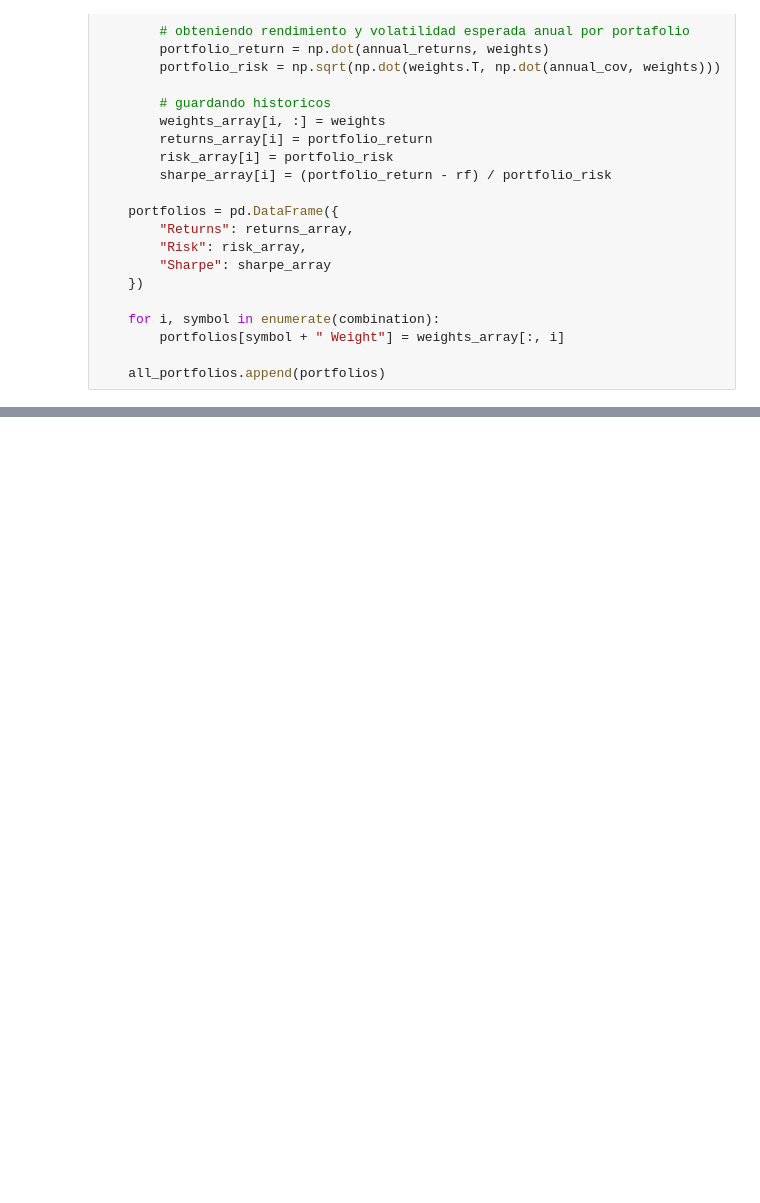
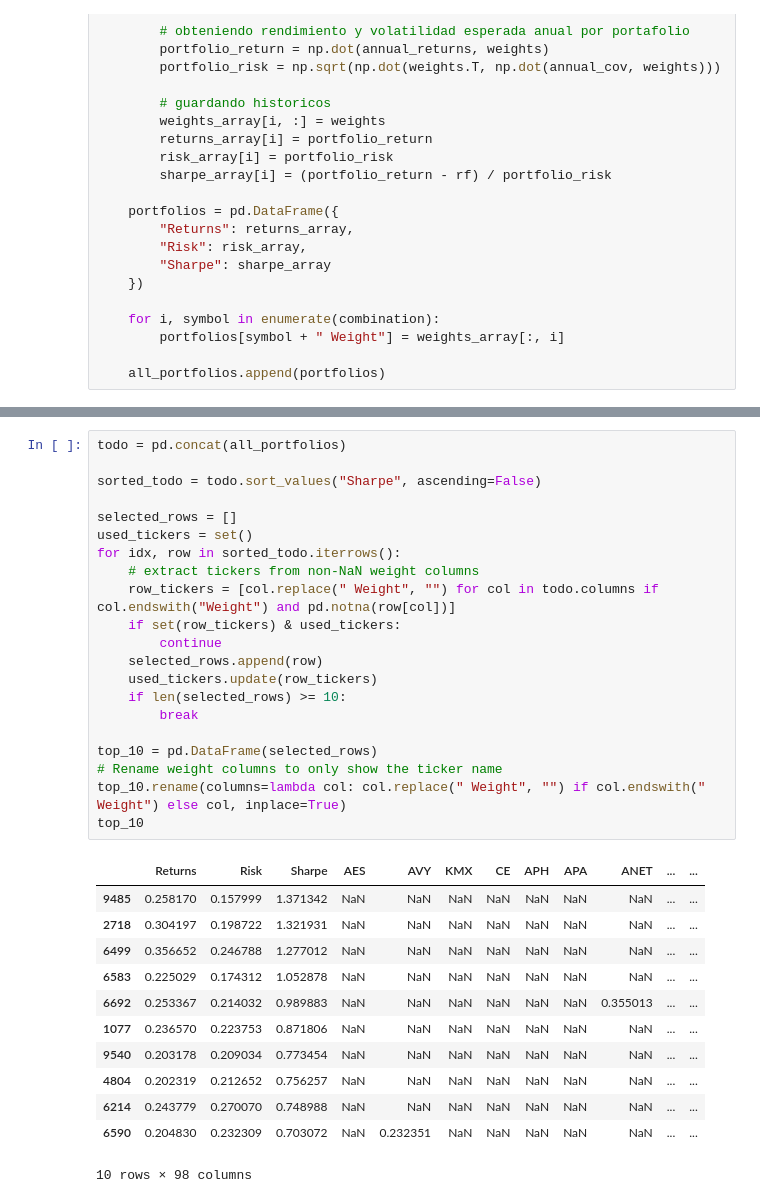
Before and after one commit to LuisMB09/sim_procesos_financieros, a Jupyter notebook: VaR.ipynb, the cells around one changed output, grey strips where cells are left out. Drawn from its saved outputs; the diff is of its cells as text; blank space fills up the shorter version.

```diff
--- a/VaR.ipynb
+++ b/VaR.ipynb
@@ -84,0 +67,34 @@ top_10
+# %%
+todo = pd.concat(all_portfolios)
+
+sorted_todo = todo.sort_values("Sharpe", ascending=False)
+
+selected_rows = []
+used_tickers = set()
+for idx, row in sorted_todo.iterrows():
+    # extract tickers from non-NaN weight columns
+    row_tickers = [col.replace(" Weight", "") for col in todo.columns if col.endswith("Weight") and pd.notna(row[col])]
+    if set(row_tickers) & used_tickers:
+        continue
+    selected_rows.append(row)
+    used_tickers.update(row_tickers)
+    if len(selected_rows) >= 10:
+        break
+
+top_10 = pd.DataFrame(selected_rows)
+# Rename weight columns to only show the ticker name
+top_10.rename(columns=lambda col: col.replace(" Weight", "") if col.endswith(" Weight") else col, inplace=True)
+top_10
+# %% [output]
+|  | Returns | Risk | Sharpe | AES | AVY | KMX | CE | APH | APA | ANET | ... | ... |
+| 9485 | 0.258170 | 0.157999 | 1.371342 | NaN | NaN | NaN | NaN | NaN | NaN | NaN | ... | ... |
+| 2718 | 0.304197 | 0.198722 | 1.321931 | NaN | NaN | NaN | NaN | NaN | NaN | NaN | ... | ... |
+| 6499 | 0.356652 | 0.246788 | 1.277012 | NaN | NaN | NaN | NaN | NaN | NaN | NaN | ... | ... |
+| 6583 | 0.225029 | 0.174312 | 1.052878 | NaN | NaN | NaN | NaN | NaN | NaN | NaN | ... | ... |
+| 6692 | 0.253367 | 0.214032 | 0.989883 | NaN | NaN | NaN | NaN | NaN | NaN | 0.355013 | ... | ... |
+| 1077 | 0.236570 | 0.223753 | 0.871806 | NaN | NaN | NaN | NaN | NaN | NaN | NaN | ... | ... |
+| 9540 | 0.203178 | 0.209034 | 0.773454 | NaN | NaN | NaN | NaN | NaN | NaN | NaN | ... | ... |
+| 4804 | 0.202319 | 0.212652 | 0.756257 | NaN | NaN | NaN | NaN | NaN | NaN | NaN | ... | ... |
+| 6214 | 0.243779 | 0.270070 | 0.748988 | NaN | NaN | NaN | NaN | NaN | NaN | NaN | ... | ... |
+| 6590 | 0.204830 | 0.232309 | 0.703072 | NaN | 0.232351 | NaN | NaN | NaN | NaN | NaN | ... | ... |
+10 rows × 98 columns
```
Also changed, not shown: parts of 10 cells of this notebook, 1 other file.
